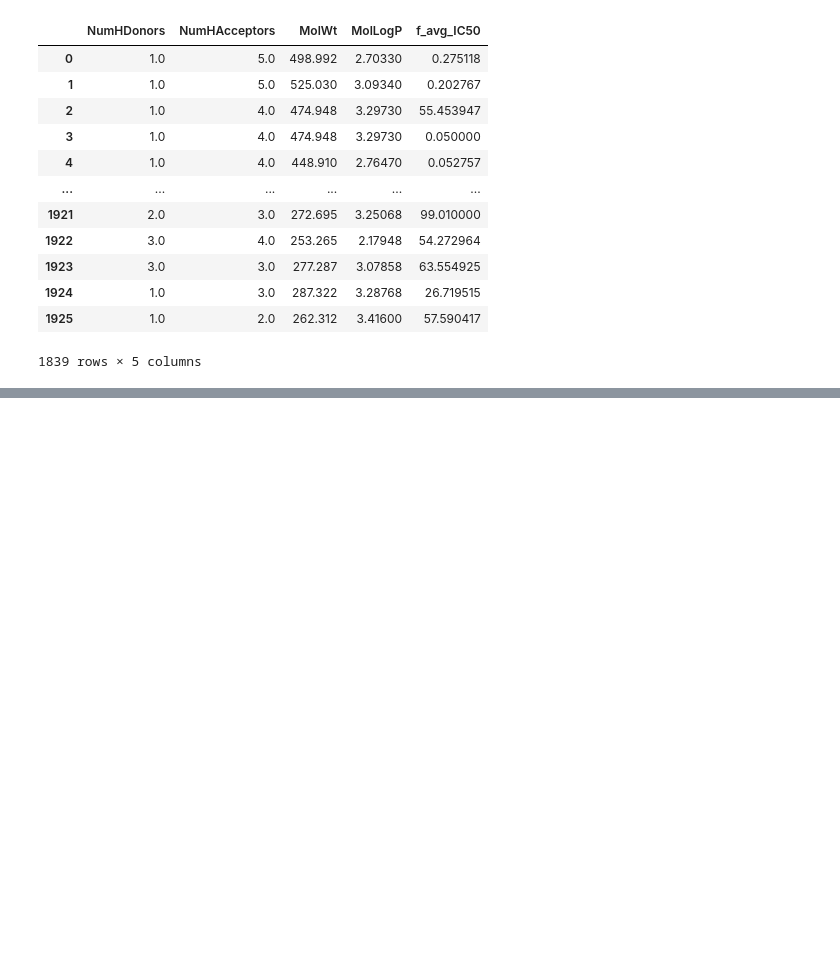
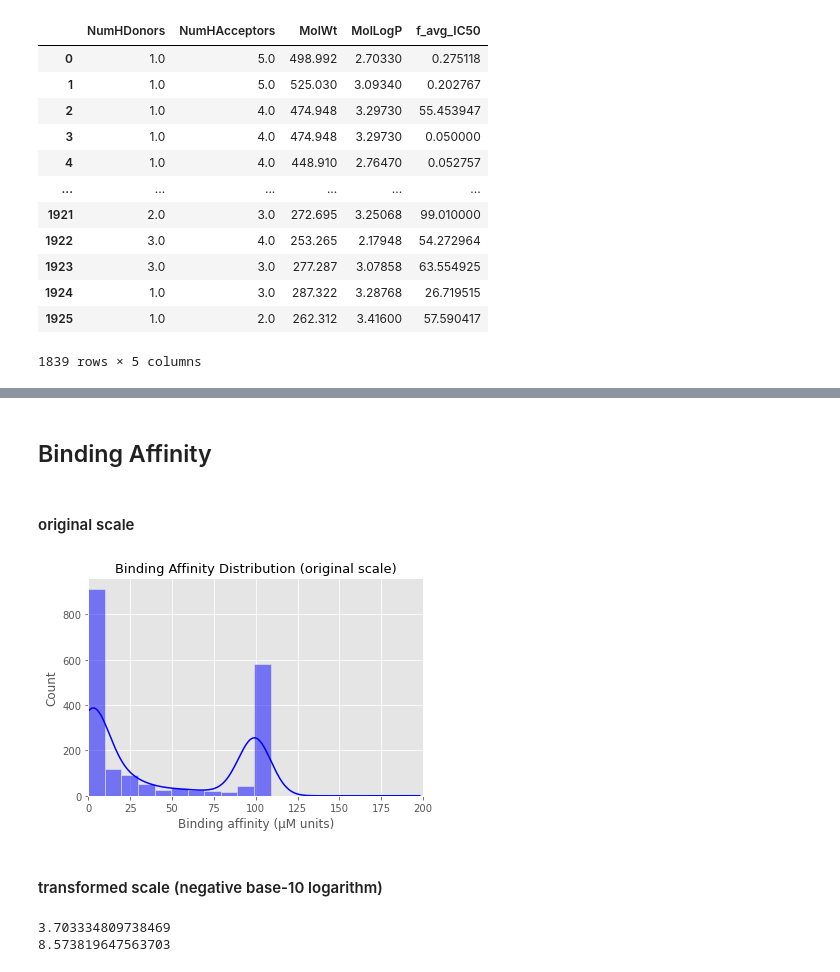
Before and after one commit to jiayuanz3/binding_affinity, a Jupyter notebook: binding affinity prediction.ipynb, the cells around one changed output, grey strips where cells are left out. Drawn from its saved outputs; the diff is of its cells as text; code cells hidden in the pictures; blank space fills up the shorter version.

```diff
--- a/binding affinity prediction.ipynb
+++ b/binding affinity prediction.ipynb
@@ -211,0 +250,26 @@ plt.plot(all_five['f_avg_IC50']) #1413
+# %% [markdown]
+## Binding Affinity
+# %% [markdown]
+#### original scale
+# %%
+plt.figure(figsize=(6,4))
+plt.xlim(0,200)
+
+# training set
+fig = sns.histplot(ligand_feature_df['f_avg_IC50'], color = 'b', kde = True, bins = 20)
+# testing set
+#fig = sns.histplot(binding_affinity_testing['binding_affinity'], color= 'r', kde = True, bins = 20)
+
+#plt.legend(labels=['train', 'test'])
+plt.title('Binding Affinity Distribution (original scale)', fontsize = 13)
+plt.xlabel('Binding affinity (µM units)', fontsize = 12)
+plt.ylabel('Count', fontsize = 12)
+plt.xticks(fontsize = 10)
+plt.yticks(fontsize = 10)
+
+#plt.savefig('../Figure/Binding Affinity Distribution.png', dpi = 300, bbox_inches='tight', facecolor='w')
+plt.show()
+# %% [output]
+[figure, added]
+# %% [markdown]
+#### transformed scale (negative base-10 logarithm)
@@ -211,0 +279,6 @@ plt.plot(all_five['f_avg_IC50']) #1413
+# %%
+print(min(pIC50))
+print(max(pIC50))
+# %% [output]
+3.703334809738469
+8.573819647563703
```
Also changed, not shown: parts of 60 cells of this notebook.
